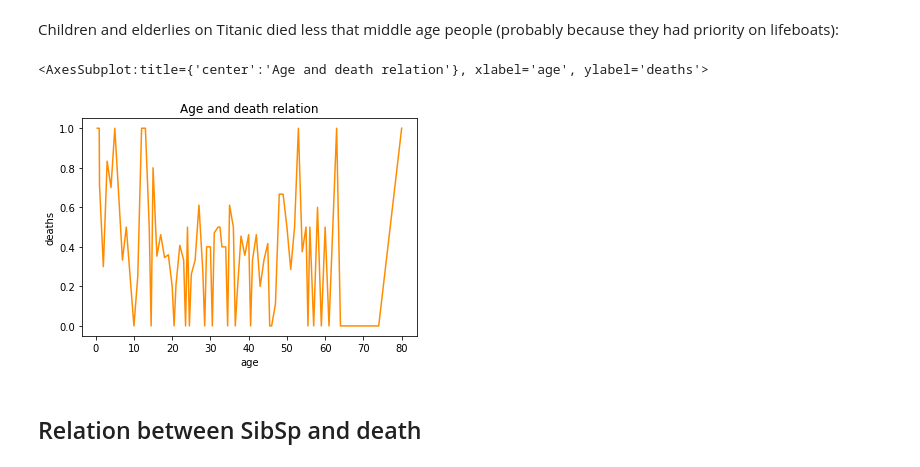
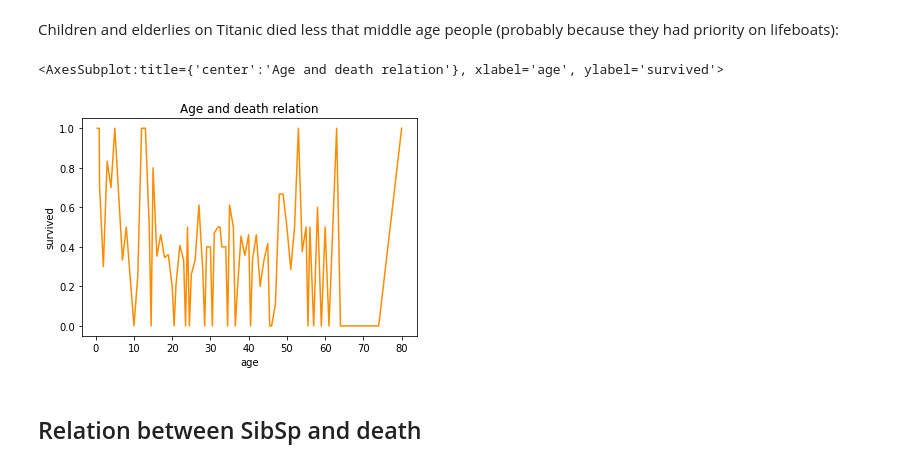
Before and after one commit to Fedege98/TitanicKaggle, a Jupyter notebook: titanicchallenge-enrico.ipynb, the cells around one changed output. Drawn from its saved outputs; the diff is of its cells as text; code cells hidden in the pictures.

```diff
--- a/titanicchallenge-enrico.ipynb
+++ b/titanicchallenge-enrico.ipynb
@@ -135,10 +135,10 @@ sex_scheme.plot(kind='bar', color='darkorange', width = 0.4, title='Sex and deat
 Children and elderlies on Titanic died less that middle age people (probably because they had priority on lifeboats):
 # %%
 age_scheme = clean_training_set.groupby('Age')['Survived'].mean()
-age_scheme.plot(kind='line', color='darkorange', title='Age and death relation', ylabel='deaths', xlabel='age')
+age_scheme.plot(kind='line', color='darkorange', title='Age and death relation', ylabel='survived', xlabel='age')
 # %% [output]
-<AxesSubplot:title={'center':'Age and death relation'}, xlabel='age', ylabel='deaths'>
+<AxesSubplot:title={'center':'Age and death relation'}, xlabel='age', ylabel='survived'>
-[figure, old version]
+[figure, new version]
 # %% [markdown]
 ## Relation between SibSp and death
 # %% [markdown]
```
Also changed, not shown: parts of 2 cells of this notebook.
